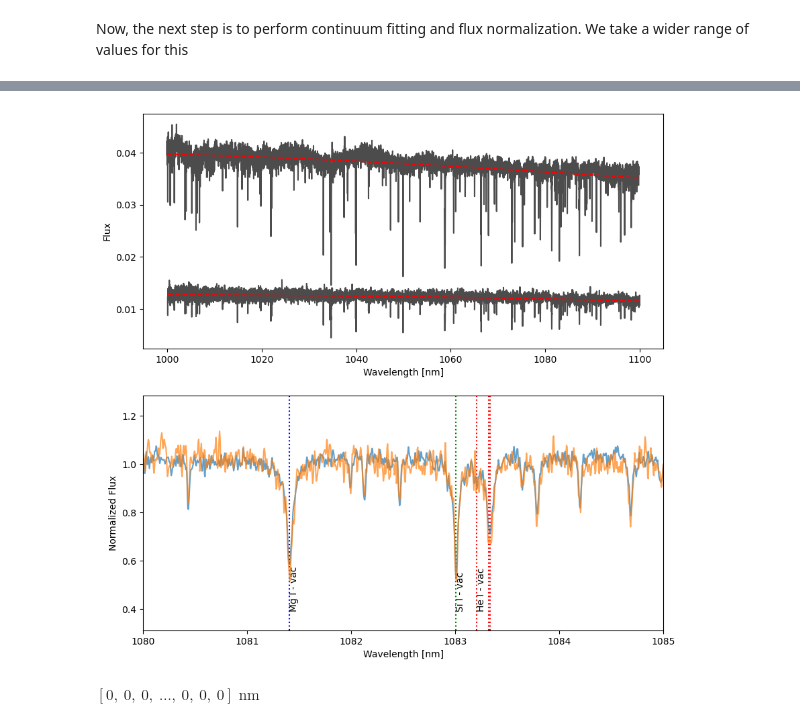
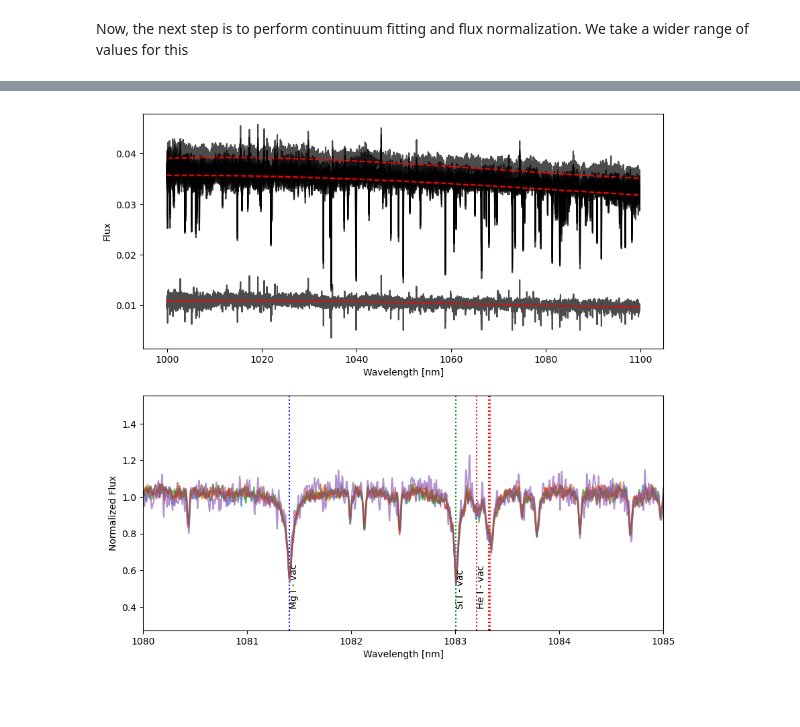
Before and after one commit to chase-urasaki/HeliumStability, a Jupyter notebook: SPIRou_WASP107_analysis.ipynb, the cells around one changed output, grey strips where cells are left out. Cells and saved outputs as stored; diff of their text form; code cells hidden in the pictures; blank space fills up the shorter version.

```diff
--- a/SPIRou_WASP107_analysis.ipynb
+++ b/SPIRou_WASP107_analysis.ipynb
@@ -45,6 +47,12 @@ wl_min, wl_max = 1000, 1100
 HeI_1_air= 1082.909
 HeI_2_air = 1083.025
 HeI_3_air = 1083.034
+
+P_beta_air = 1281.8072
+P_gamma_air =1093.817
+
+P_beta_min, P_beta_max = 1250, 1300
+P_gamma_min, P_gamma_max = 1050, 1150
 
 # Functions to convert wavelengths back and forth
 def air_to_vac(wl):
@@ -103,0 +112,3 @@ fits_list
+# %%
+sorted_fits_list = sorted(fits_list)
+sorted_fits_list
@@ -214,39 +298,82 @@ Now, the next step is to perform continuum fitting and flux normalization. We ta
 fig, (ax1, ax2) = plt.subplots(2,1,figsize = (10,10))
 ax1.set_xlabel('Wavelength [nm]')
 ax1.set_ylabel('Flux')
 ax2.axvline(HeI_1_vac, color='red', linestyle='dotted')
 ax2.axvline(HeI_2_vac, color='red', linestyle='dotted')
 ax2.axvline(HeI_3_vac, color='red', linestyle='dotted')
 ax2.text(HeI_1_vac, 0.4, 'He I - vac ', rotation=90)
 ax2.axvline(air_to_vac(Si_1_air), color = 'green', ls = 'dotted')
 ax2.text(air_to_vac(Si_1_air), 0.4, 'Si I - vac', rotation = 90)
 ax2.axvline(air_to_vac(Mg_1_air), color = 'blue', ls = 'dotted')
 ax2.text(air_to_vac(Mg_1_air), 0.4,  'Mg I - vac', rotation=90)
 ax2.set_xlim(1080,1085)
 ax2.set_xlabel('Wavelength [nm]')
 ax2.set_ylabel('Normalized Flux')
 
+# # Plot for the Paschen Beta line
+# fig2, (ax3, ax4) = plt.subplots(2,1,figsize=(10,10))
+# ax3.set_xlabel('Wavelength [nm]')
+# ax3.set_ylabel('Flux')
+# ax4.axvline(air_to_vac(P_beta_air), color = 'm', ls = "dotted")
+# ax4.text(air_to_vac(P_beta_air), 0.4, r'Paschen $\beta$', rotation=90)
+# ax4.set_xlabel('Wavelength [nm]')
+# ax4.set_xlim(1280,1285)
+# ax4.set_ylabel('Normalized Flux')
 
-for spectrum_index in range(len(fits_list[:2])):
-    spectrum = Spectrum1D(spectral_axis=spectra_array[spectrum_index,:,0]*u.nm,
-                          flux = spectra_array[spectrum_index,:,1]*u.dimensionless_unscaled)
+# # Plot for Paschen Gamma
+# fig3, (ax5, ax6) = plt.subplots(2,1,figsize=(10,10))
+# ax5.set_xlabel('Wavelength [nm]')
+# ax5.set_ylabel('Flux')
+# ax6.axvline(air_to_vac(P_beta_air), color = 'm', ls = "dotted")
+# ax6.set_xlabel('Wavelength [nm]')
+# ax6.set_xlim(1092,1097)
+# ax6.set_ylabel('Normalized Flux')
+
+for spectrum_index in range(len(fits_list[:6])):
+
+    # Continuum normalize the science spectra
+    spectrum = Spectrum1D(spectral_axis=master_spectra_array[spectrum_index,:,0]*u.nm,
+                          flux = master_spectra_array[spectrum_index,:,1]*u.dimensionless_unscaled)
 
     continuum_fit = fit_generic_continuum(spectrum)
     continuum = continuum_fit(spectrum.spectral_axis)
     normalized_flux = spectrum.flux / continuum
+
+    # # Continuum normalize the Paschen Beta line
+    # P_beta_spectrum = Spectrum1D(spectral_axis=P_beta_array[spectrum_index,:,0] * u.nm,
+    #                     flux = P_beta_array[spectrum_index,:,1]*u.dimensionless_unscaled)
+
+    # P_beta_continuum_fit = fit_generic_continuum(P_beta_spectrum)
+    # P_beta_continuum = P_beta_continuum_fit(P_beta_spectrum.spectral_axis)
+    # normalized_P_beta = P_beta_spectrum.flux / P_beta_continuum
+
+    ## Continuum normalize the Paschen Gamma line
+    #P_gamma_continuum_fit = fit_generic_continuum(P_gamma_spectrum)
+
+    #P_gamma_continuum = P_gamma_continuum_fit(P_gamma_spectrum.spectral_axis)
+    #normalized_P_gamma = P_gamma_spectrum.flux / P_gamma_continuum
 
     # Implement Welford's method to compute mean and variance
 
     # Plot the continuum fits
     ax1.plot(spectrum.spectral_axis, spectrum.flux, c='k', alpha = 0.7)
     ax1.plot(spectrum.spectral_axis, continuum, ls = '--', c='r')
 
-
     # Plot normalized spectra
     ax2.plot(spectrum.spectral_axis, normalized_flux, alpha = 0.7)
+
+    # # Plot the P-Beta continuum
+    # ax3.plot(P_beta_spectrum.spectral_axis, P_beta_spectrum.flux, c='k', alpha = 0.7)
+    # ax3.plot(P_beta_spectrum.spectral_axis, P_beta_continuum, ls ='--',c='r')
+
+    # # Plot normalized spectra
+    # ax4.plot(P_beta_spectrum.spectral_axis, normalized_P_beta, alpha = 0.7)
+
+    ## Plot the P-Gamma spectrum
+    # ax5.plot(P_gamma_spectrum.spectral_axis, P_gamma_spectrum.flux, c='k',alpha = 0.7)
+    # ax5.plot(P_gamma_spectrum.spectral_axis, P_gamma_continuum, ls = '--', c = 'r')
+
+    ## Plot the normalized spectrum
+    #ax6.plot(P_gamma_spectrum.spectral_axis, normalized_P_gamma, alpha = 0.7)
 # %% [output]
-[figure, old version]
+[figure, new version]
-# %%
-mean_profile
-# %% [output]
-$[0,~0,~0,~\dots,~0,~0,~0] \; \mathrm{nm}$
```
Also changed, not shown: parts of 23 cells of this notebook, 2 other files.
